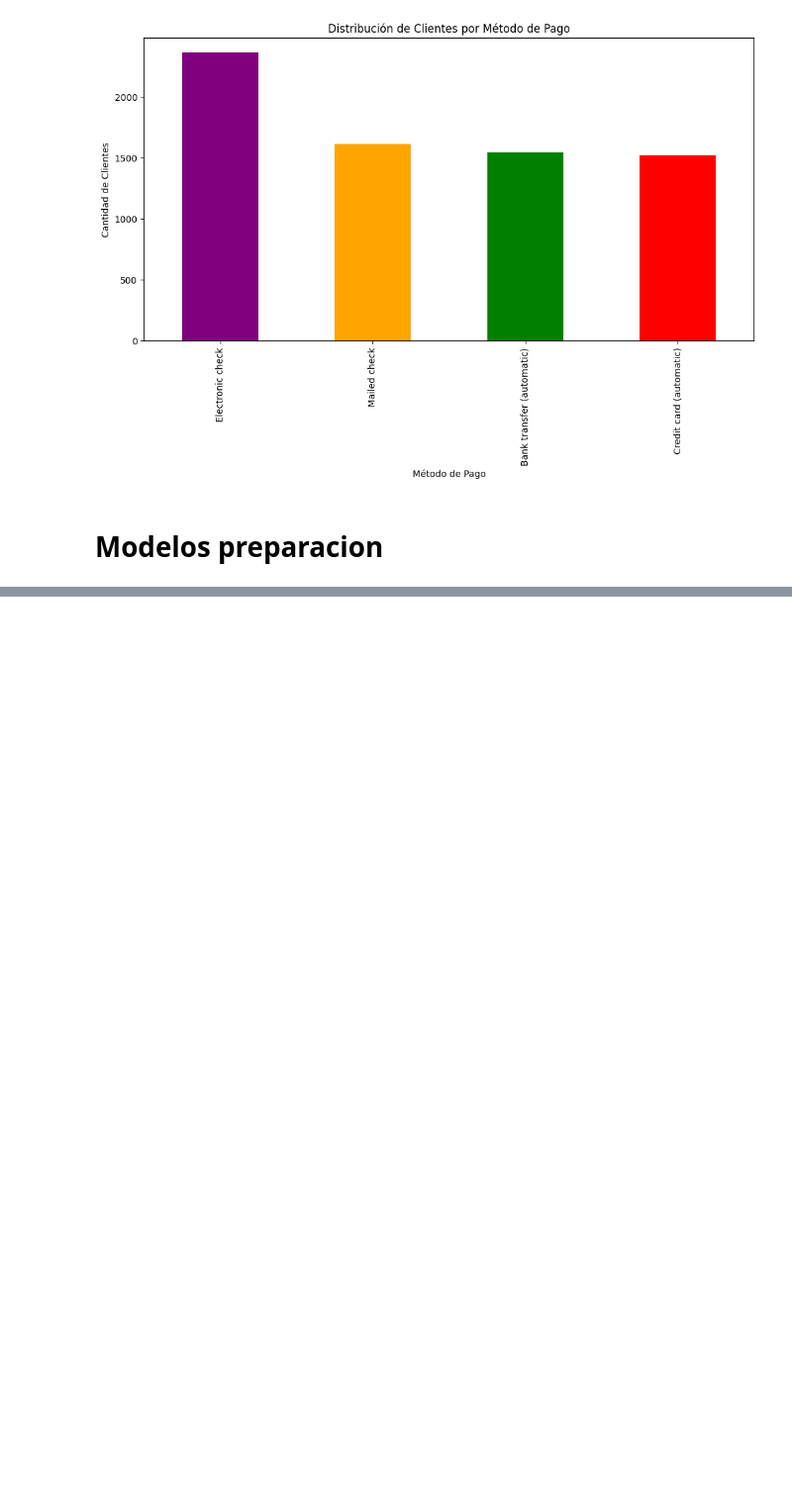
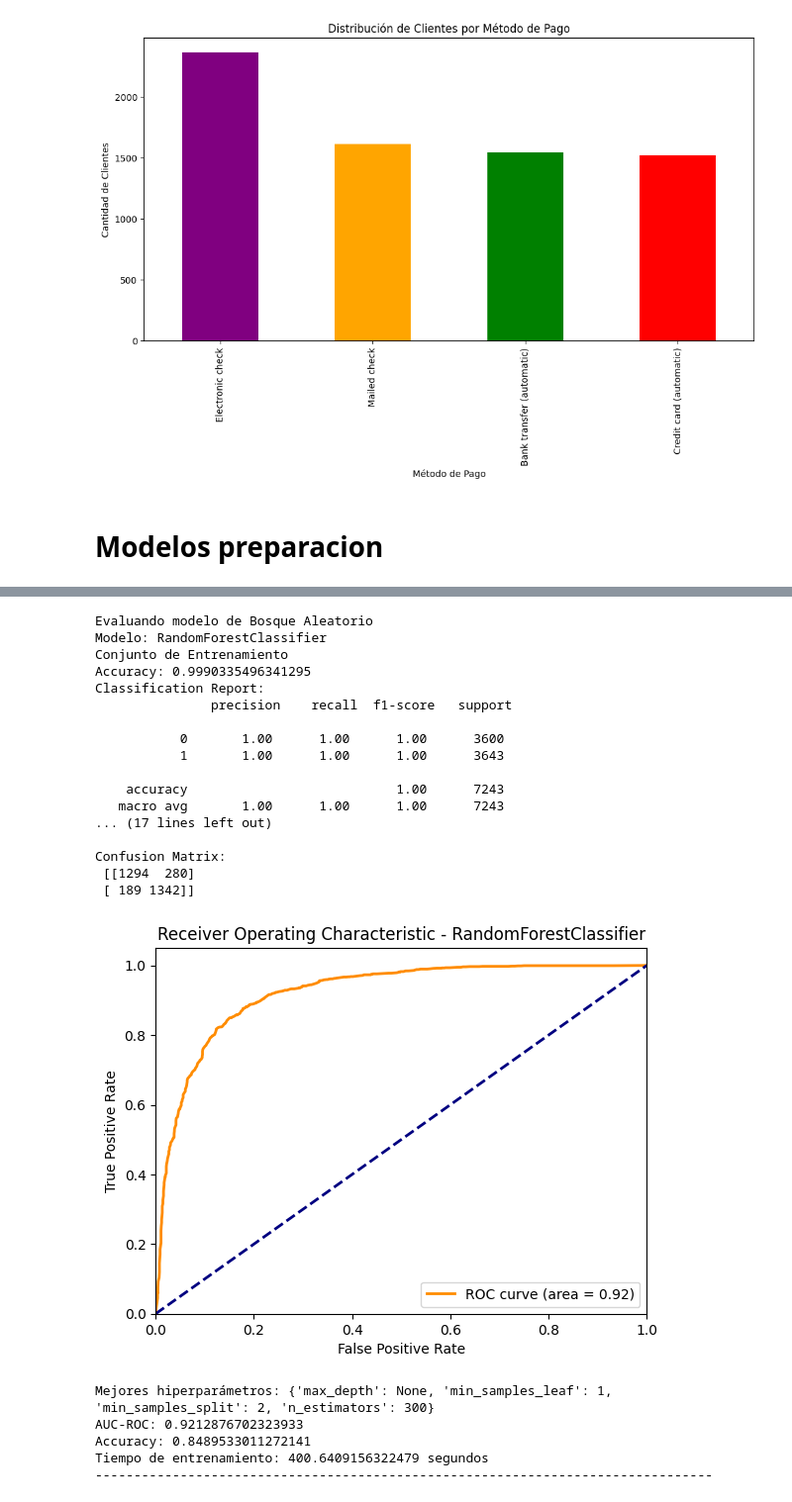
Before and after one commit to ErayFaSol/Proyecto-FINAL-DS15, a Jupyter notebook: proyecto_final.ipynb, the cells around one changed output, grey strips where cells are left out. Shown at 99% size. Saved outputs shown, nothing was run; the diff lists cells and outputs as text; code cells hidden in the pictures; blank space fills up the shorter version.

```diff
--- a/proyecto_final.ipynb
+++ b/proyecto_final.ipynb
@@ -633,0 +647,33 @@ Confusion Matrix:
+# %%
+# Evaluar modelo de Bosque Aleatorio
+print("Evaluando modelo de Bosque Aleatorio")
+mejores_parametros_rf, auc_roc_rf, accuracy_rf, tiempo_rf = evaluar_y_medicion_tiempo(grid_rf, X_train, y_train, X_test, y_test)
+print(f"Mejores hiperparámetros: {mejores_parametros_rf}")
+print(f"AUC-ROC: {auc_roc_rf}")
+print(f"Accuracy: {accuracy_rf}")
+print(f"Tiempo de entrenamiento: {tiempo_rf} segundos")
+print("-" * 80)
+# %% [output]
+Evaluando modelo de Bosque Aleatorio
+Modelo: RandomForestClassifier
+Conjunto de Entrenamiento
+Accuracy: 0.9990335496341295
+Classification Report:
+               precision    recall  f1-score   support
+
+           0       1.00      1.00      1.00      3600
+           1       1.00      1.00      1.00      3643
+
+    accuracy                           1.00      7243
+   macro avg       1.00      1.00      1.00      7243
+... (17 lines left out)
+
+Confusion Matrix:
+ [[1294  280]
+ [ 189 1342]]
+[figure, added]
+Mejores hiperparámetros: {'max_depth': None, 'min_samples_leaf': 1, 'min_samples_split': 2, 'n_estimators': 300}
+AUC-ROC: 0.9212876702323933
+Accuracy: 0.8489533011272141
+Tiempo de entrenamiento: 400.6409156322479 segundos
+--------------------------------------------------------------------------------
```
Also changed, not shown: parts of 15 cells of this notebook.
